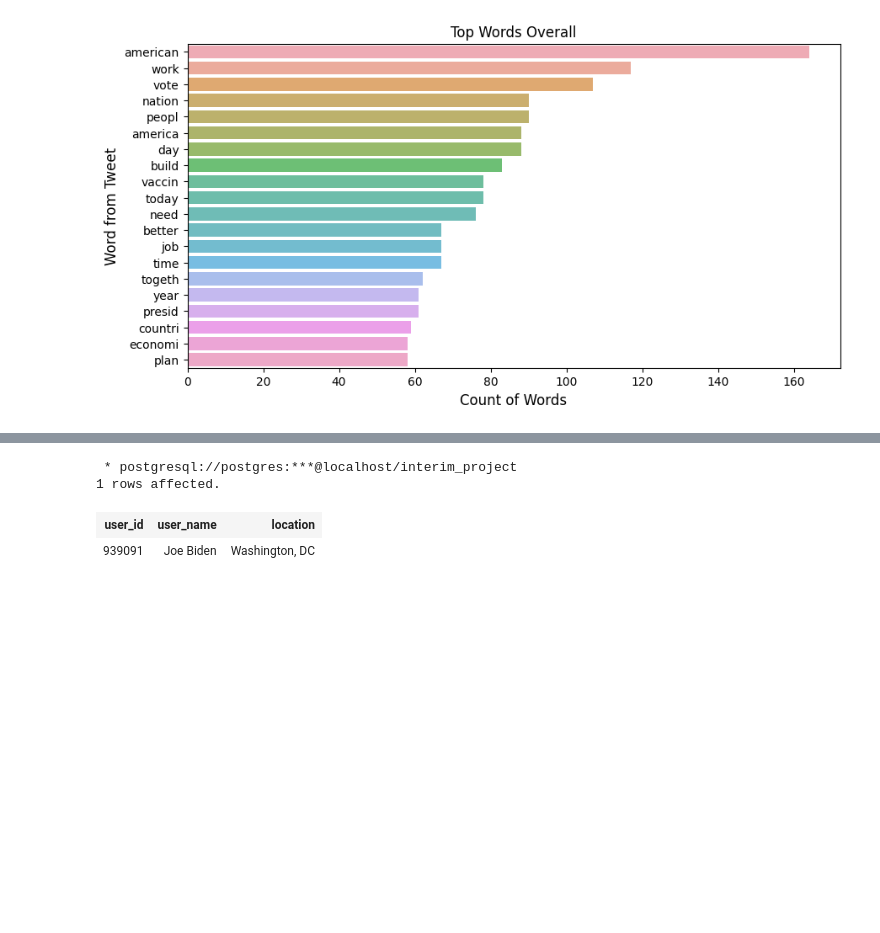
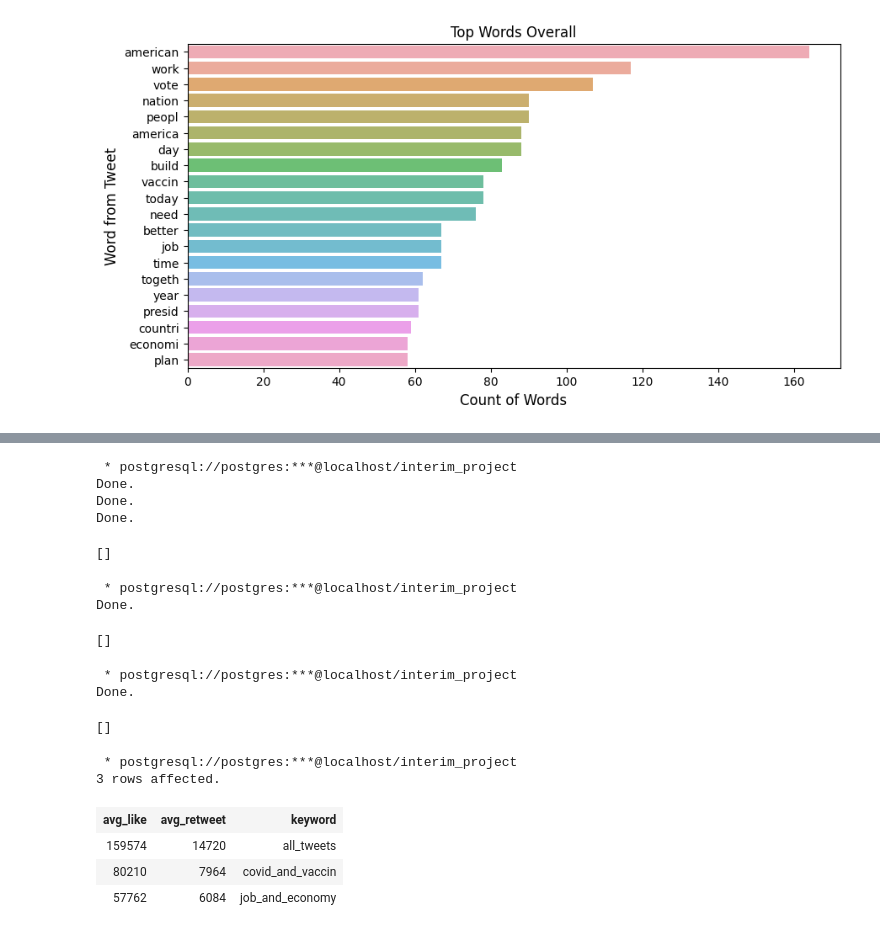
Before and after one commit to saifuddin94/JDE_GREEN_EXCEL_PROJECT, a Jupyter notebook: Twitter_Scrape_Green_Excel.ipynb, the cells around one changed output, grey strips where cells are left out. Drawn from its saved outputs; the diff is of its cells as text; code cells hidden in the pictures; blank space fills up the shorter version.

```diff
--- a/Twitter_Scrape_Green_Excel.ipynb
+++ b/Twitter_Scrape_Green_Excel.ipynb
@@ -422,7 +401,63 @@ plt.show()
 # %%
-%sql select * from profile_info
+# setting primary key for each table
+%%sql
+ALTER TABLE tweet_data ADD PRIMARY KEY(tweet_id);
+ALTER TABLE profile_info ADD PRIMARY KEY(user_id);
+ALTER TABLE social_network_info ADD PRIMARY KEY(screen_name);
 # %% [output]
  * postgresql://postgres:***@localhost/interim_project
-1 rows affected.
+Done.
+Done.
+Done.
-| user_id | user_name | location |
-| 939091 | Joe Biden | Washington, DC |
+[]
+# %%
+#setting forign key on tweet data table
+%%sql ALTER TABLE tweet_data
+ADD CONSTRAINT fk_user_id
+FOREIGN KEY (user_id)
+REFERENCES profile_info(user_id);
+# %% [output]
+ * postgresql://postgres:***@localhost/interim_project
+Done.
+[]
+# %%
+#setting forign key on tweet data table
+%%sql ALTER TABLE tweet_data
+ADD CONSTRAINT fk_screen_name
+FOREIGN KEY (screen_name)
+REFERENCES social_network_info(screen_name);
+# %% [output]
+ * postgresql://postgres:***@localhost/interim_project
+Done.
+[]
+# %%
+# we select the avg like and retweet for the selected key word and add up the result together
+%%sql SELECT
+ROUND(AVG(like_count),0) AS avg_like,
+ROUND(AVG(retweet_count),0) AS avg_retweet,
+'covid_and_vaccin' AS keyword
+FROM tweet_data
+WHERE tweets LIKE '%covid%'
+OR tweets LIKE '%vaccin%'
+UNION
+SELECT
+ROUND(AVG(like_count),0) AS avg_like,
+ROUND(AVG(retweet_count),0) AS avg_retweet,
+'job_and_economy'AS keyword
+FROM tweet_data
+WHERE tweets LIKE '%job%'
+OR tweets LIKE '%economy%'
+UNION
+select
+ROUND(AVG(like_count),0) AS avg_retweet,
+ROUND(AVG(retweet_count),0) AS avg_retweet,
+'all_tweets' AS keyword
+FROM tweet_data
+ORDER BY avg_like DESC
+# %% [output]
+ * postgresql://postgres:***@localhost/interim_project
+3 rows affected.
+| avg_like | avg_retweet | keyword |
+| 159574 | 14720 | all_tweets |
+| 80210 | 7964 | covid_and_vaccin |
+| 57762 | 6084 | job_and_economy |
```
Also changed, not shown: parts of 4 cells of this notebook.
